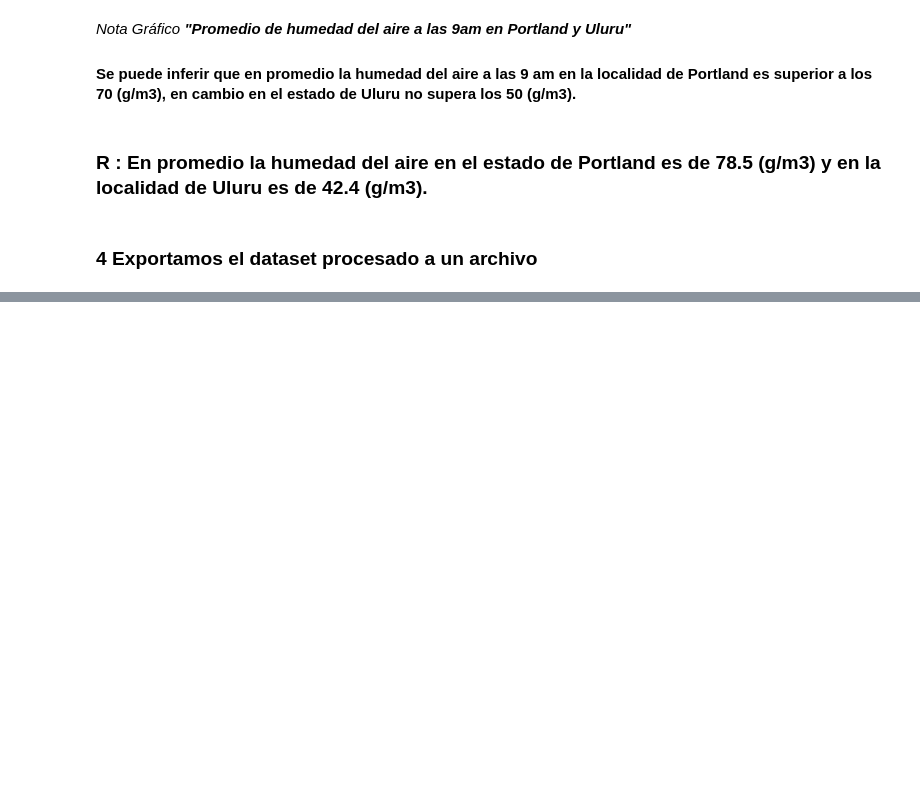
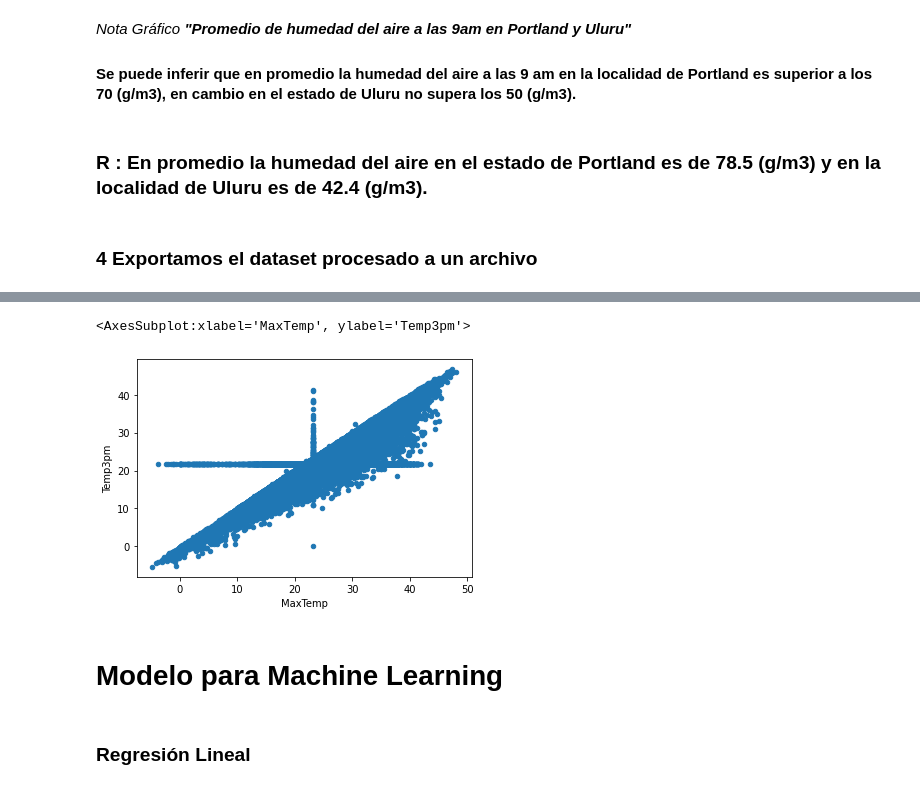
Before and after one commit to 4lequinn/PRUEBA-1-MINERIA, a Jupyter notebook: Solemne1_MDY001D.ipynb, the cells around one changed output, grey strips where cells are left out. Cells and saved outputs as stored; diff of their text form; code cells hidden in the pictures; blank space fills up the shorter version.

Commit message:
Modelo Regresion lineal simple listo

```diff
--- a/Solemne1_MDY001D.ipynb
+++ b/Solemne1_MDY001D.ipynb
@@ -1517,0 +1518,8 @@ df4.plot(kind="scatter",x=columnas[1],y="Temp9am")
+# %%
+# MaxTemp VS Temp3pm
+df4.plot(kind="scatter",x=columnas[1],y="Temp3pm")
+# %% [output]
+<AxesSubplot:xlabel='MaxTemp', ylabel='Temp3pm'>
+[figure, added]
+# %% [markdown]
+# Modelo para Machine Learning
@@ -1517,0 +1530,2 @@ df4.plot(kind="scatter",x=columnas[1],y="Temp9am")
+# %% [markdown]
+### Regresión Lineal
```
Also changed, not shown: parts of 39 cells of this notebook.
